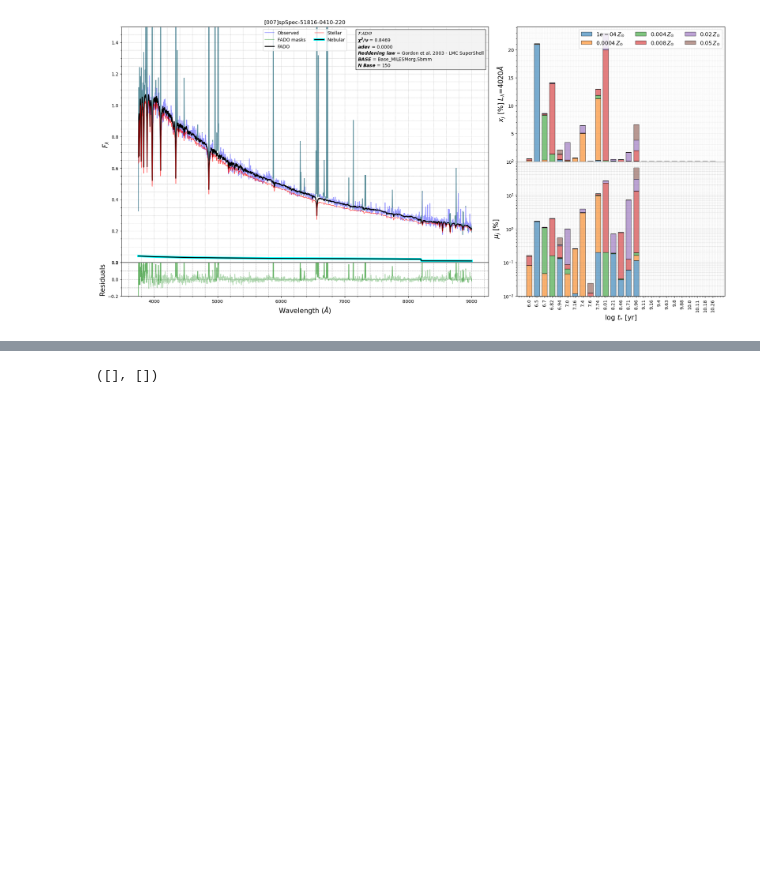
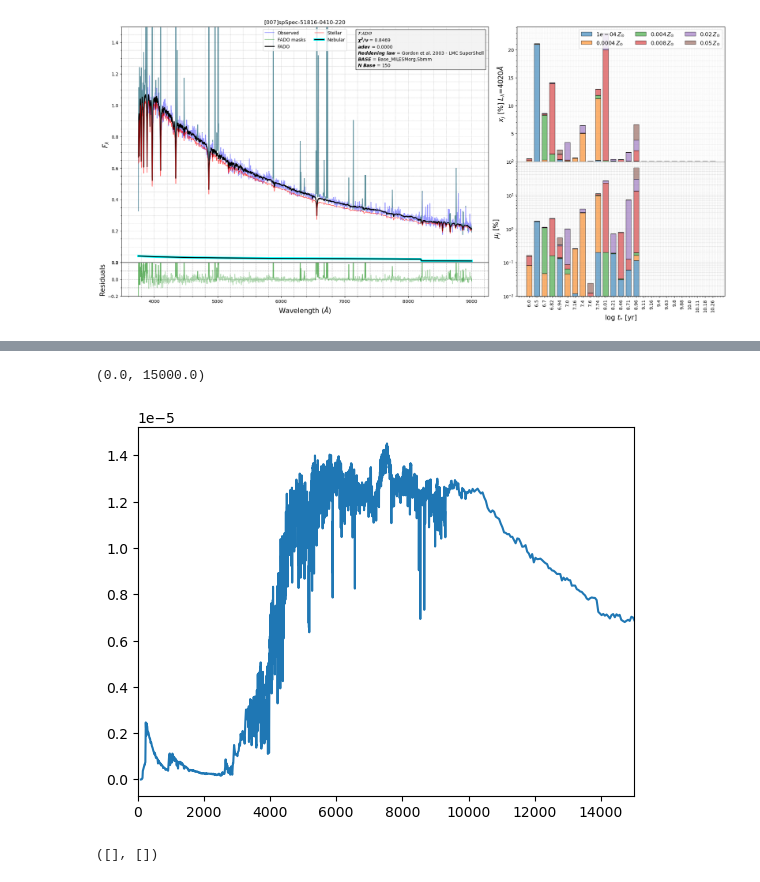
Before and after one commit to hol1m4n/HIIGalaxies, a Jupyter notebook: SPS/pystarlight_debug.ipynb, the cells around one changed output, grey strips where cells are left out. Cells and saved outputs as stored; diff of their text form; code cells hidden in the pictures; blank space fills up the shorter version.

```diff
--- a/SPS/pystarlight_debug.ipynb
+++ b/SPS/pystarlight_debug.ipynb
@@ -1729,3 +1804,12 @@ len(lib_list)
+# %%
+spec = ascii.read(os.path.expanduser("~") + '/FADOv1b/SSPs/MILESM.Sbmm/' + 'bc2003_hr_milesm_m62_chab_ssp_213.spec', data_start = 0, names = ['Lambda','Flux'])
+
+
+plt.plot(spec['Lambda'],spec['Flux'], label = f'Edad =  ')
+plt.xlim(0,15000)
+# %% [output]
+(0.0, 15000.0)
+[figure, added]
 # %%
 fig = plt.figure(figsize=(20, 10))
 for i in lib_list:
```
Also changed, not shown: parts of 6 cells of this notebook.
